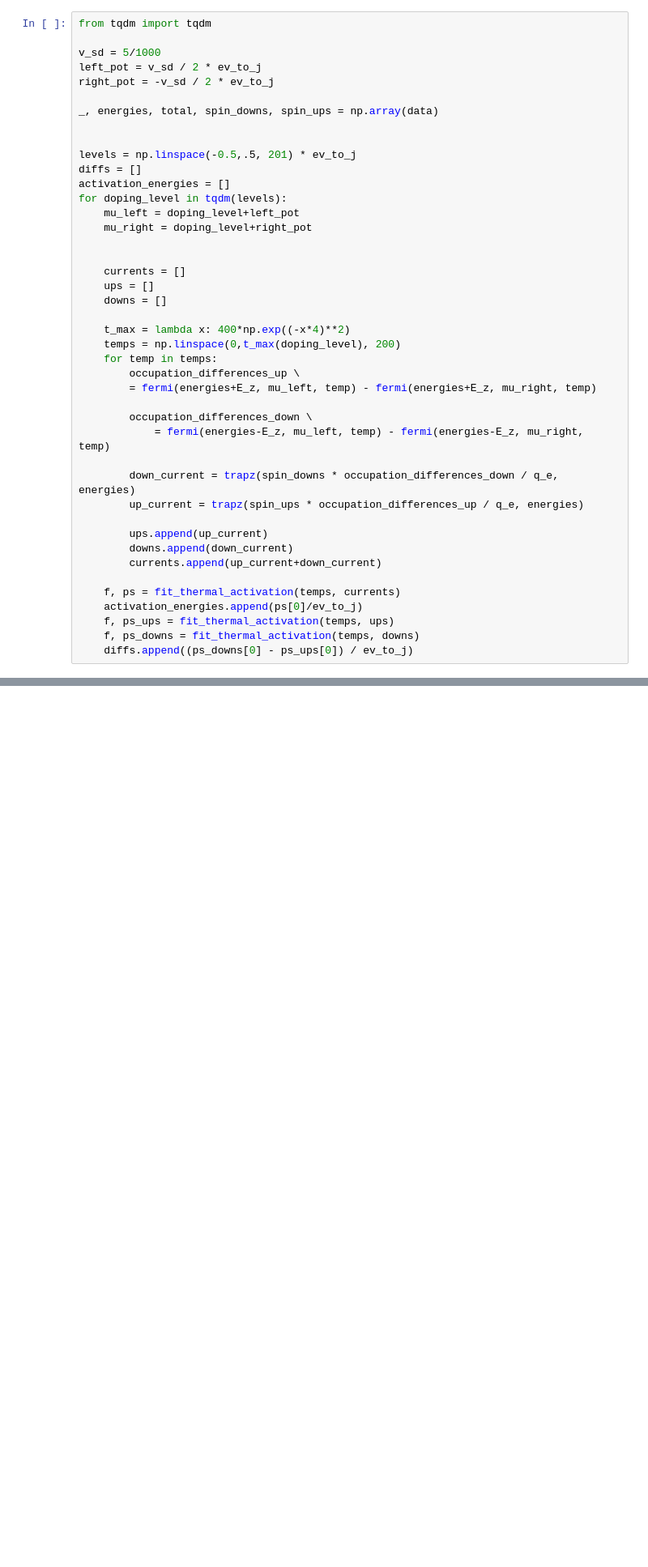
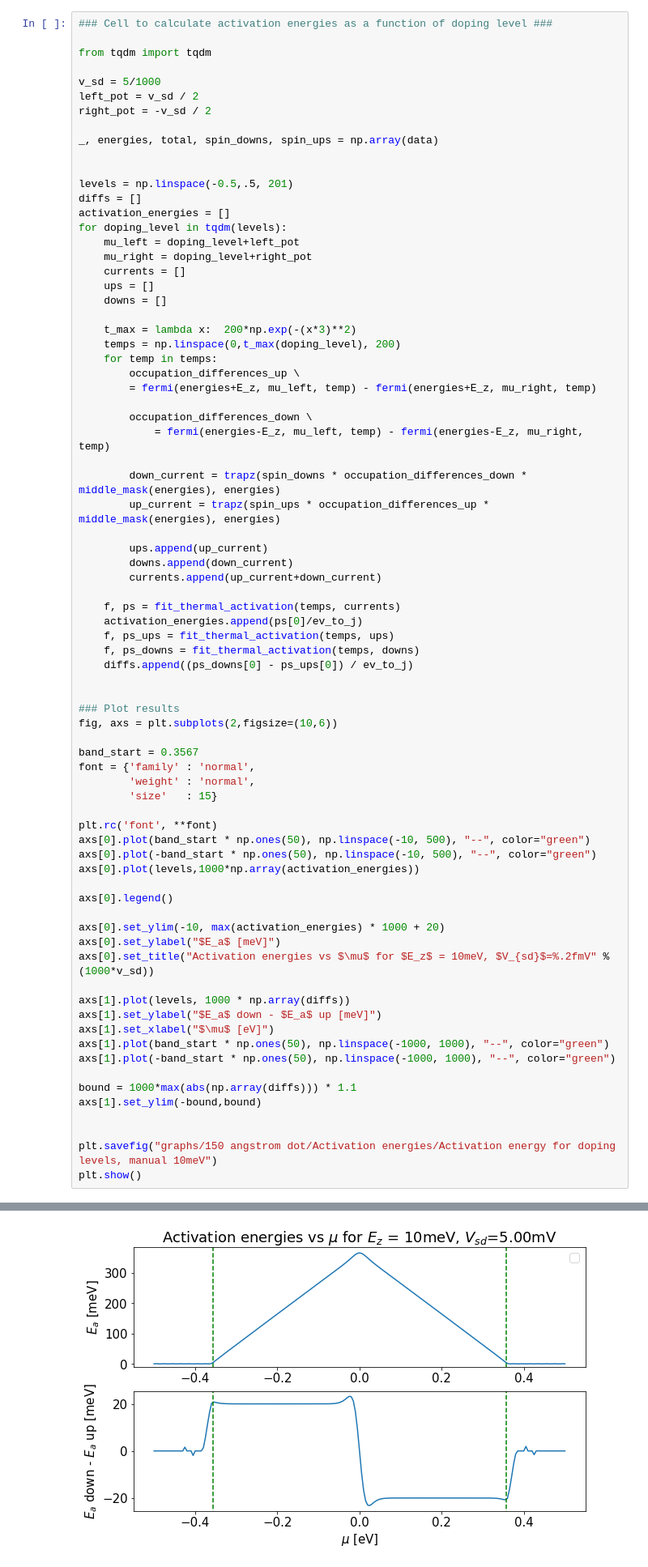
Before and after one commit to paragonal/graphene-quantum-dot, a Jupyter notebook: data_analysis.ipynb, the cells around one changed output, grey strips where cells are left out. Shown: that part at 81% size. Cells and saved outputs as stored; diff of their text form; blank space fills up the shorter version.

```diff
--- a/data_analysis.ipynb
+++ b/data_analysis.ipynb
@@ -122,26 +136,26 @@ plt.show()
 # %%
+### Cell to calculate activation energies as a function of doping level ###
+
 from tqdm import tqdm
 
 v_sd = 5/1000
-left_pot = v_sd / 2 * ev_to_j
-right_pot = -v_sd / 2 * ev_to_j
+left_pot = v_sd / 2
+right_pot = -v_sd / 2
 
 _, energies, total, spin_downs, spin_ups = np.array(data)
 
 
-levels = np.linspace(-0.5,.5, 201) * ev_to_j
+levels = np.linspace(-0.5,.5, 201)
 diffs = []
 activation_energies = []
 for doping_level in tqdm(levels):
     mu_left = doping_level+left_pot
     mu_right = doping_level+right_pot
-
-
     currents = []
     ups = []
     downs = []
 
-    t_max = lambda x: 400*np.exp((-x*4)**2)
+    t_max = lambda x:  200*np.exp(-(x*3)**2)
     temps = np.linspace(0,t_max(doping_level), 200)
     for temp in temps:
         occupation_differences_up \
@@ -150,8 +164,8 @@ for doping_level in tqdm(levels):
         occupation_differences_down \
             = fermi(energies-E_z, mu_left, temp) - fermi(energies-E_z, mu_right, temp)
 
-        down_current = trapz(spin_downs * occupation_differences_down / q_e, energies)
-        up_current = trapz(spin_ups * occupation_differences_up / q_e, energies)
+        down_current = trapz(spin_downs * occupation_differences_down * middle_mask(energies), energies)
+        up_current = trapz(spin_ups * occupation_differences_up * middle_mask(energies), energies)
 
         ups.append(up_current)
         downs.append(down_current)
@@ -162,3 +176,37 @@ for doping_level in tqdm(levels):
     f, ps_ups = fit_thermal_activation(temps, ups)
     f, ps_downs = fit_thermal_activation(temps, downs)
     diffs.append((ps_downs[0] - ps_ups[0]) / ev_to_j)
+
+
+### Plot results
+fig, axs = plt.subplots(2,figsize=(10,6))
+
+band_start = 0.3567
+font = {'family' : 'normal',
+        'weight' : 'normal',
+        'size'   : 15}
+
+plt.rc('font', **font)
+axs[0].plot(band_start * np.ones(50), np.linspace(-10, 500), "--", color="green")
+axs[0].plot(-band_start * np.ones(50), np.linspace(-10, 500), "--", color="green")
+axs[0].plot(levels,1000*np.array(activation_energies))
+
+axs[0].legend()
+
+axs[0].set_ylim(-10, max(activation_energies) * 1000 + 20)
+axs[0].set_ylabel("$E_a$ [meV]")
+axs[0].set_title("Activation energies vs $\mu$ for $E_z$ = 10meV, $V_{sd}$=%.2fmV" % (1000*v_sd))
+
+axs[1].plot(levels, 1000 * np.array(diffs))
+axs[1].set_ylabel("$E_a$ down - $E_a$ up [meV]")
+axs[1].set_xlabel("$\mu$ [eV]")
+axs[1].plot(band_start * np.ones(50), np.linspace(-1000, 1000), "--", color="green")
+axs[1].plot(-band_start * np.ones(50), np.linspace(-1000, 1000), "--", color="green")
+
+bound = 1000*max(abs(np.array(diffs))) * 1.1
+axs[1].set_ylim(-bound,bound)
+
+
+plt.savefig("graphs/150 angstrom dot/Activation energies/Activation energy for doping levels, manual 10meV")
+plt.show()
+# %% [output]
@@ -164,0 +214 @@ for doping_level in tqdm(levels):
+[figure, added]
```
Also changed, not shown: parts of 8 cells of this notebook, 4 other files.
